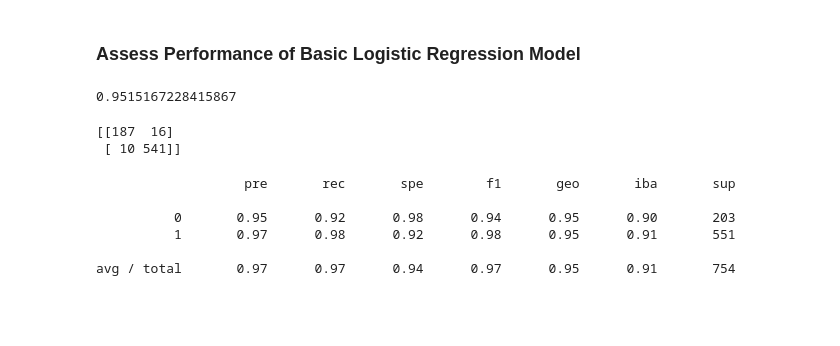
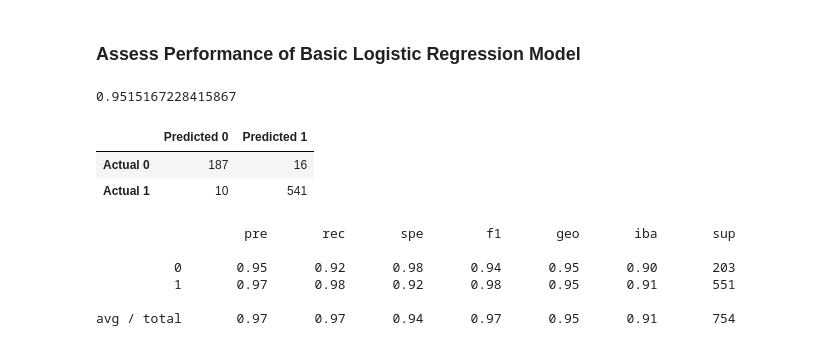
Before and after one commit to boggesstristyn/bootcamp-project, a Jupyter notebook: displacement_risk_ml-logistic.ipynb, the cells around one changed output. Drawn from its saved outputs; the diff is of its cells as text; code cells hidden in the pictures; blank space fills up the shorter version.

Commit message:
uploaded confusion matrix and classification reports for all models

```diff
--- a/displacement_risk_ml-logistic.ipynb
+++ b/displacement_risk_ml-logistic.ipynb
@@ -346,10 +346,13 @@ print(balanced_accuracy_score(y_test, y_pred))
 # %%
 # Generate Confusion Matrix
 matrix = confusion_matrix(y_test, y_pred)
-print(matrix)
+matrix_df = pd.DataFrame(matrix, index=["Actual 0", "Actual 1"],
+                        columns=["Predicted 0", "Predicted 1"])
+display(matrix_df)
 # %% [output]
-[[187  16]
- [ 10 541]]
+|  | Predicted 0 | Predicted 1 |
+| Actual 0 | 187 | 16 |
+| Actual 1 | 10 | 541 |
 # %%
 # Generate Classification Report
 report = classification_report_imbalanced(y_test, y_pred)
```
Also changed, not shown: parts of 1 cell of this notebook, 14 other files.
